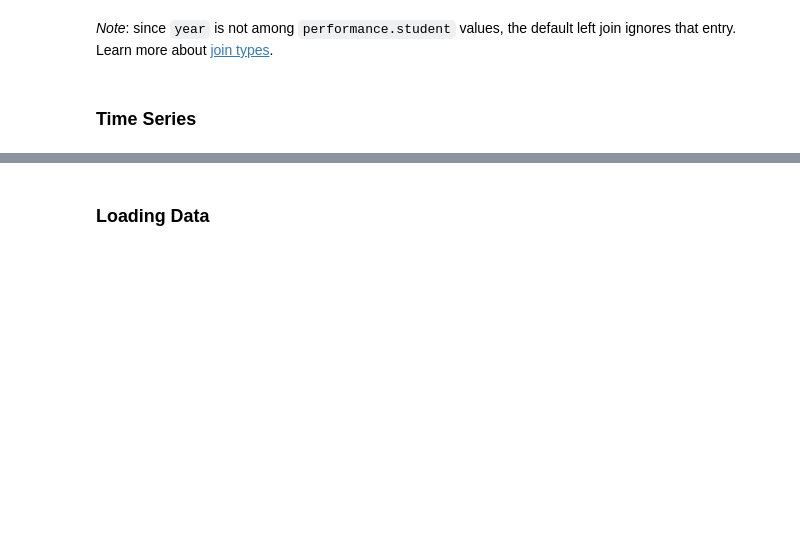
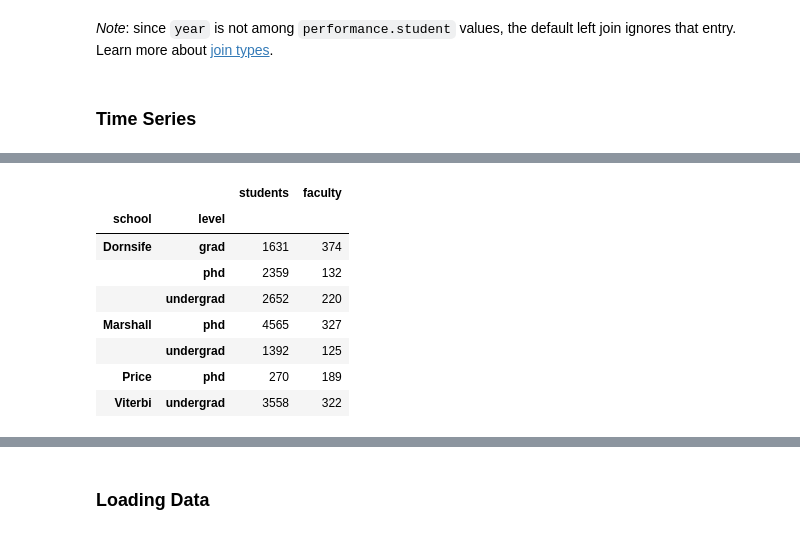
Before and after one commit to stefan-niculae/viz-workshop, a Jupyter notebook: workshop-2-WIP.ipynb, the cells around one changed output, grey strips where cells are left out. Drawn from its saved outputs; the diff is of its cells as text; code cells hidden in the pictures; blank space fills up the shorter version.

```diff
--- a/workshop-2-WIP.ipynb
+++ b/workshop-2-WIP.ipynb
@@ -1852,0 +1925,12 @@ todo timedelta
+# %%
+enrollment.set_index(['school', 'level']).sort_index()
+# %% [output]
+|  |  | students | faculty |
+| school | level |  |  |
+| Dornsife | grad | 1631 | 374 |
+|  | phd | 2359 | 132 |
+|  | undergrad | 2652 | 220 |
+| Marshall | phd | 4565 | 327 |
+|  | undergrad | 1392 | 125 |
+| Price | phd | 270 | 189 |
+| Viterbi | undergrad | 3558 | 322 |
```
Also changed, not shown: parts of 20 cells of this notebook.
